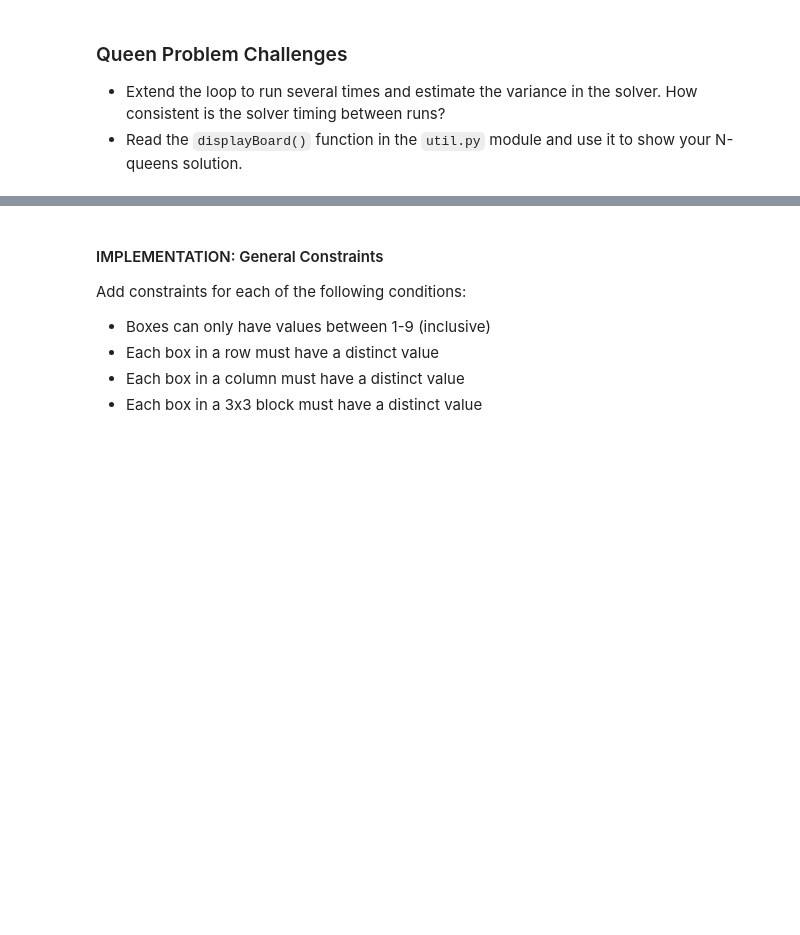
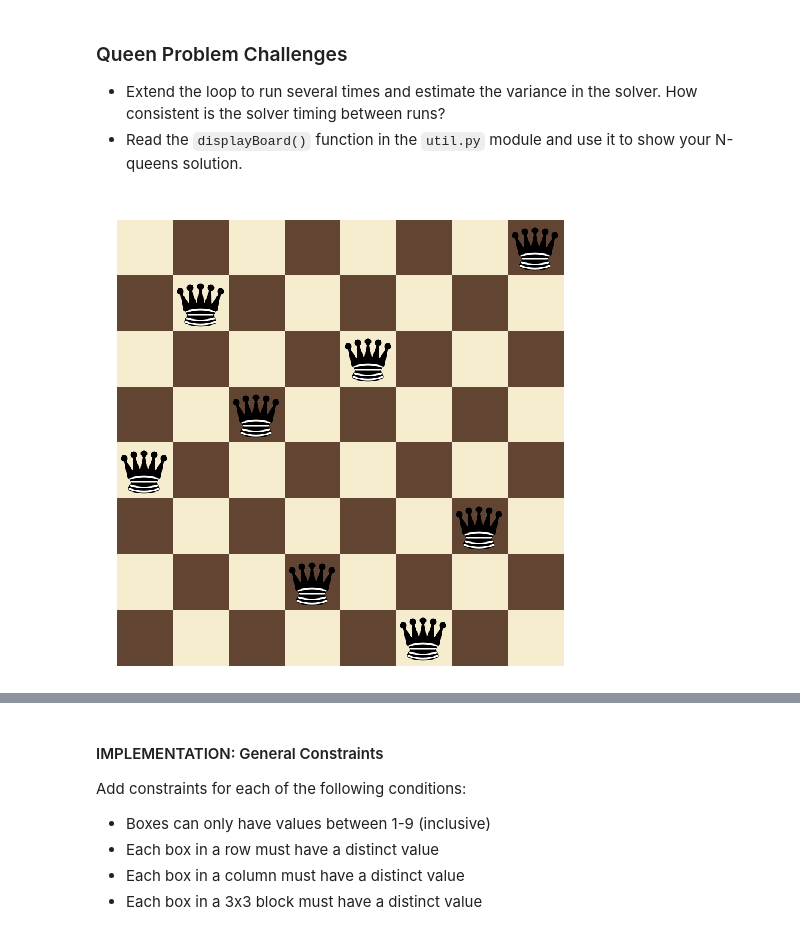
Before and after one commit to madcarrot/artificial-intelligence, a Jupyter notebook: Exercises/1_Constraint Satisfaction/AIND-Constraint_Satisfaction.ipynb, the cells around one changed output, grey strips where cells are left out. Drawn from its saved outputs; the diff is of its cells as text; code cells hidden in the pictures; blank space fills up the shorter version.

```diff
--- a/Exercises/1_Constraint Satisfaction/AIND-Constraint_Satisfaction.ipynb
+++ b/Exercises/1_Constraint Satisfaction/AIND-Constraint_Satisfaction.ipynb
@@ -193,0 +187,4 @@ def nqueens(N):
+# %%
+for i in range(4):
+    for j in range(i + 1, 4):
+        print(i,j)
@@ -194,3 +198,18 @@ def nqueens(N):
+# %%
+def Abs(x):
+    return If(x >= 0, x, -x)
+
+def nqueens(N):
+    solver = Solver()
+    locations = [Int('c' + str(i)) for i in range(N)]
+    for l in locations:
+        solver.add(l >= 0, l < N)
+
+    for i in range(len(locations)):
+        for j in range(i + 1, len(locations)):
+            solver.add(Abs(locations[i] - locations[j]) != Abs(i - j), locations[i] != locations[j])
+
+    return solver
 # %%
 import time
 from itertools import chain
@@ -216,3 +245,11 @@ plt.plot(sizes, runtimes)
+# %%
+solution_num = 0
+# %%
+locations = [(s.split('=')[0].split('c')[1], s.split('=')[1]) for s in re.sub('\[|\]|\n| ', '', str(solutions[solution_num].model())).split(',')]
+# %%
+_ = displayBoard(locations=locations, shape=len(locations))
+# %% [output]
+[figure, added]
 # %% [markdown]
 ---
 ## IV. Revisiting Sudoku
```
Also changed, not shown: parts of 11 cells of this notebook.
